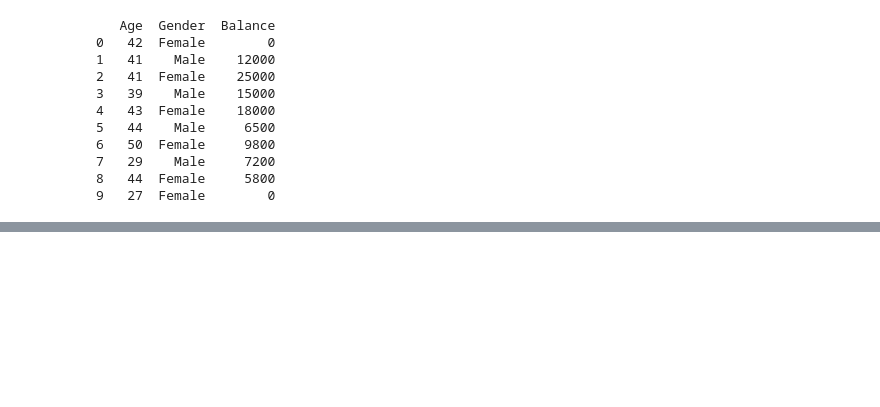
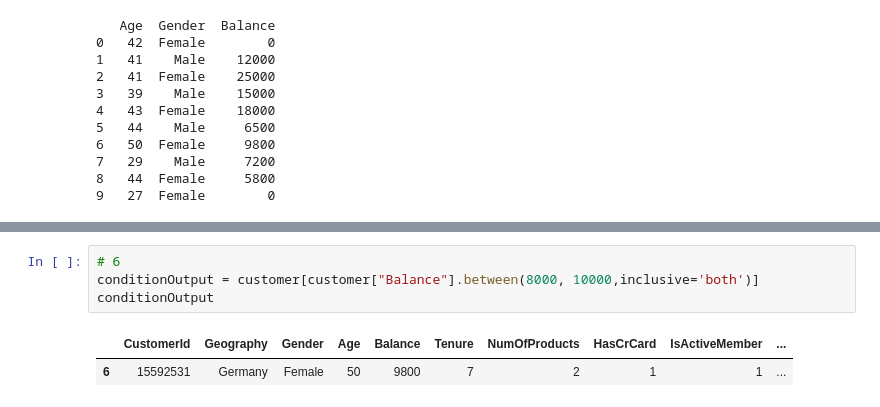
Before and after one commit to PatelPranay92/numpy, a Jupyter notebook: IT25A40/hh.ipynb, the cells around one changed output, grey strips where cells are left out. Cells and saved outputs as stored; diff of their text form; blank space fills up the shorter version.

```diff
--- a/IT25A40/hh.ipynb
+++ b/IT25A40/hh.ipynb
@@ -231,0 +248,7 @@ print(newDB)
+# %%
+# 6
+conditionOutput = customer[customer["Balance"].between(8000, 10000,inclusive='both')]
+conditionOutput
+# %% [output]
+|  | CustomerId | Geography | Gender | Age | Balance | Tenure | NumOfProducts | HasCrCard | IsActiveMember | ... |
+| 6 | 15592531 | Germany | Female | 50 | 9800 | 7 | 2 | 1 | 1 | ... |
```
Also changed, not shown: parts of 3 cells of this notebook.
